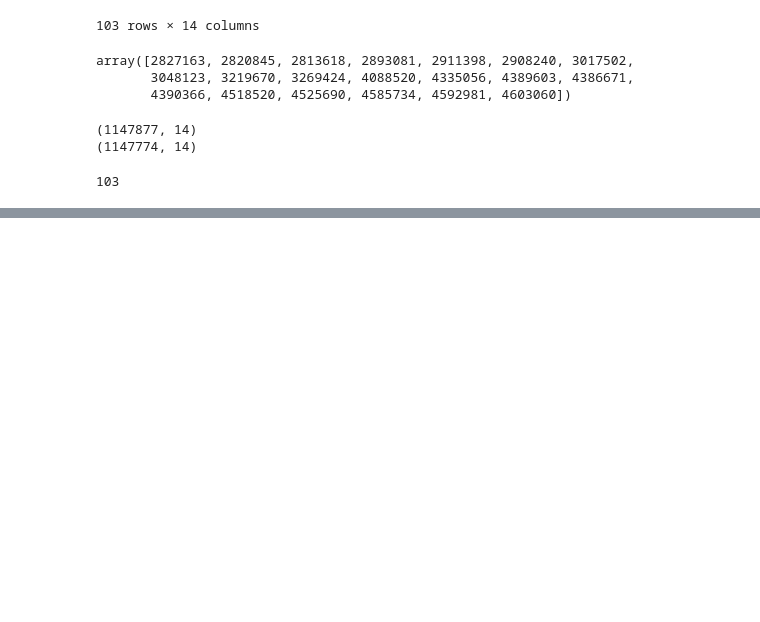
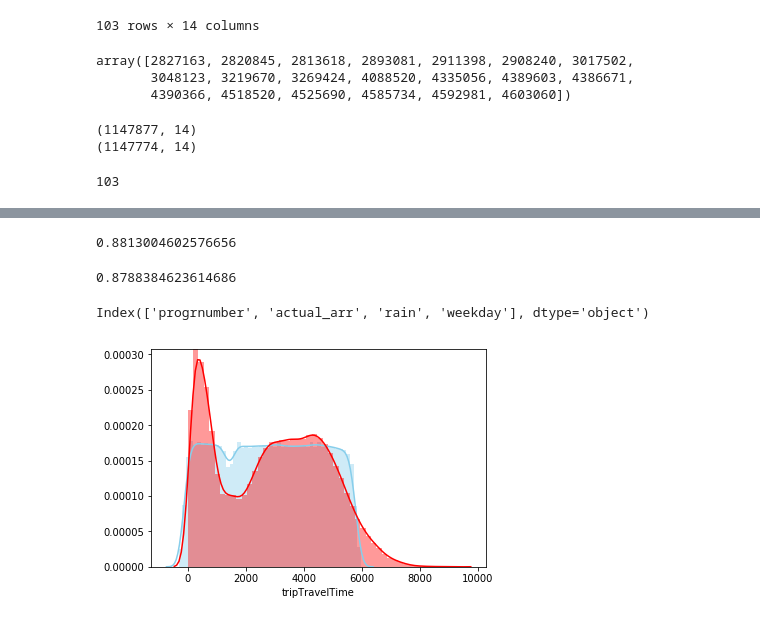
Before and after one commit to xinyuewang1/DublinBusDataAnalysis, a Jupyter notebook: caseStudy39A.ipynb, the cells around one changed output, grey strips where cells are left out. Drawn from its saved outputs; the diff is of its cells as text; code cells hidden in the pictures; blank space fills up the shorter version.

```diff
--- a/caseStudy39A.ipynb
+++ b/caseStudy39A.ipynb
@@ -3136,5 +3141,5 @@ df.describe().T
 | temp | 1147774.0 | 1.024559e+01 | 4.654570 | -2.6 | 6.90 | 10.0 | 13.30 | 28.3 |
 | weekday | 1147774.0 | 2.601862e+00 | 1.847747 | 0.0 | 1.00 | 2.0 | 4.00 | 6.0 |
 # %%
-trainAndPredict(df,[['progrnumber','actual_arr','rain','weekday']],'tripTravelTime')
+trainAndPredict(df,['progrnumber','actual_arr','rain','weekday'],'tripTravelTime')
 # %% [output]
@@ -3141,0 +3185,19 @@ KeyError: "[('progrnumber', 'actual_arr', 'rain', 'weekday')] not in index"
+# %%
+from sklearn.model_selection import cross_val_score
+regr = linear_model.LinearRegression()
+#regr.fit(X_train, y_train)
+#print(regr.score(X_test,y_test))
+Xcol, y = ['progrnumber','actual_arr','rain','weekday'],'tripTravelTime'
+split = int(df.shape[0]*0.7)
+X = pd.get_dummies(df[Xcol])
+X_train, X_test = X[:split], X[split:]
+y_train, y_test = df[y][:split], df[y][split:]
+scores = cross_val_score(regr, X,df.tripTravelTime, cv=5)
+scores.mean()
+# %% [output]
+0.8813004602576656
+# %%
+regr.fit(X_train, y_train)
+regr.score(X_test,y_test)
+# %% [output]
+0.8788384623614686
@@ -3141,0 +3206,15 @@ KeyError: "[('progrnumber', 'actual_arr', 'rain', 'weekday')] not in index"
+# %%
+X.columns
+# %% [output]
+Index(['progrnumber', 'actual_arr', 'rain', 'weekday'], dtype='object')
+# %%
+y_pred = regr.predict(X_test)
+# %%
+import seaborn as sns
+plot = sns.distplot( y_pred , color="skyblue", label="Prediction")
+plot = sns.distplot( y_test , color="red", label="Acutal")
+
+#sns.plt.legend()
+#sns.plt.show()
+# %% [output]
+[figure, added]
```
Also changed, not shown: parts of 22 cells of this notebook.
